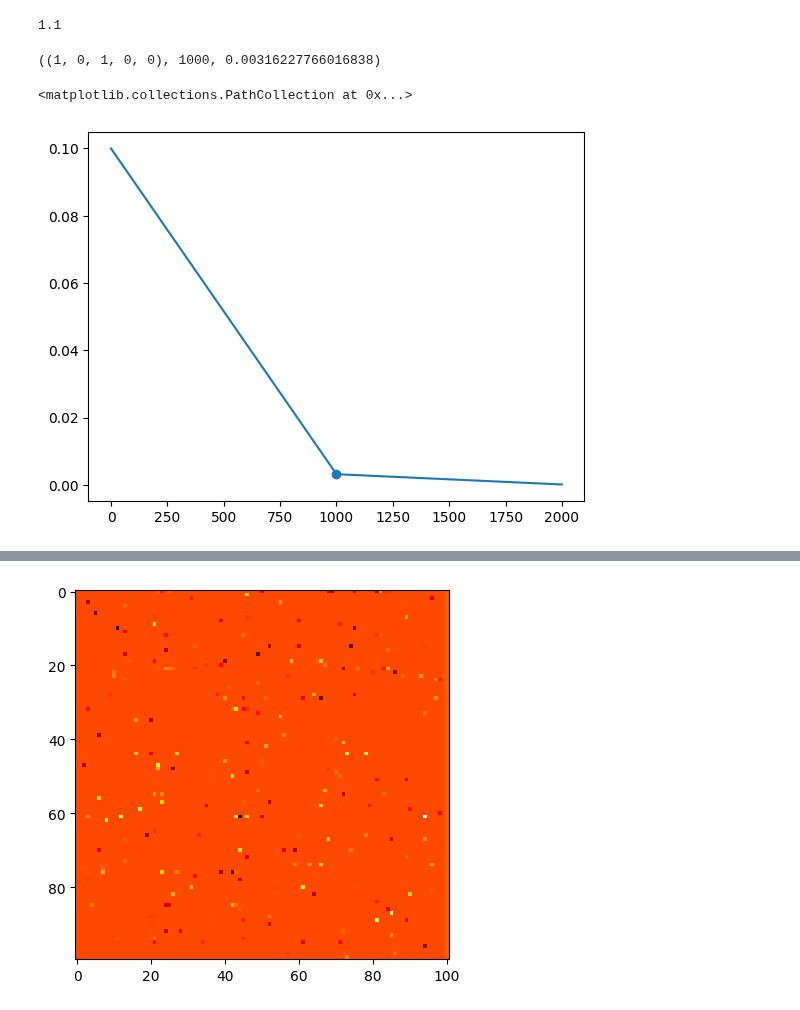
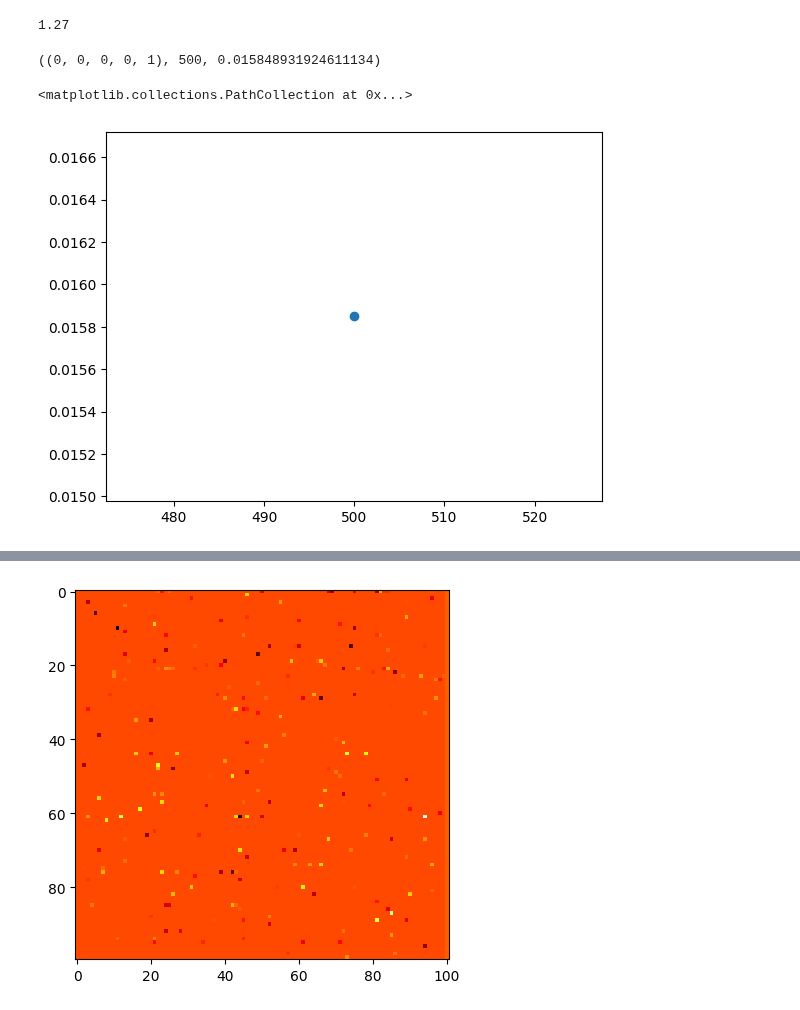
Before and after one commit to aeirya/information-retrieval-course, a Jupyter notebook: hw3/hyperparams.ipynb, the cells around one changed output, grey strips where cells are left out. Drawn from its saved outputs; the diff is of its cells as text; code cells hidden in the pictures.

```diff
--- a/hw3/hyperparams.ipynb
+++ b/hw3/hyperparams.ipynb
@@ -86,18 +114,18 @@ array([[0.  , 0.  , 0.  ],
 # %%
-i = np.unravel_index(12, scores.shape)
+i = np.unravel_index(sc2d.argmax(), scores.shape)
 scores[i]
 # %% [output]
-1.1
+1.27
 # %%
 sep, slr = single_eps[i[0]], single_lr[i[2]]
 i, sep, slr
 # %% [output]
-((1, 0, 1, 0, 0), 1000, 0.00316227766016838)
+((0, 0, 0, 0, 1), 500, 0.015848931924611134)
 # %%
 import matplotlib.pyplot as plt
 
-plt.plot(single_eps, single_lr)
+# plt.plot(single_eps, single_lr)
 plt.scatter(sep, slr)
 # %% [output]
 <matplotlib.collections.PathCollection at 0x...>
-[figure, old version]
+[figure, new version]
```
Also changed, not shown: parts of 4 cells of this notebook.
